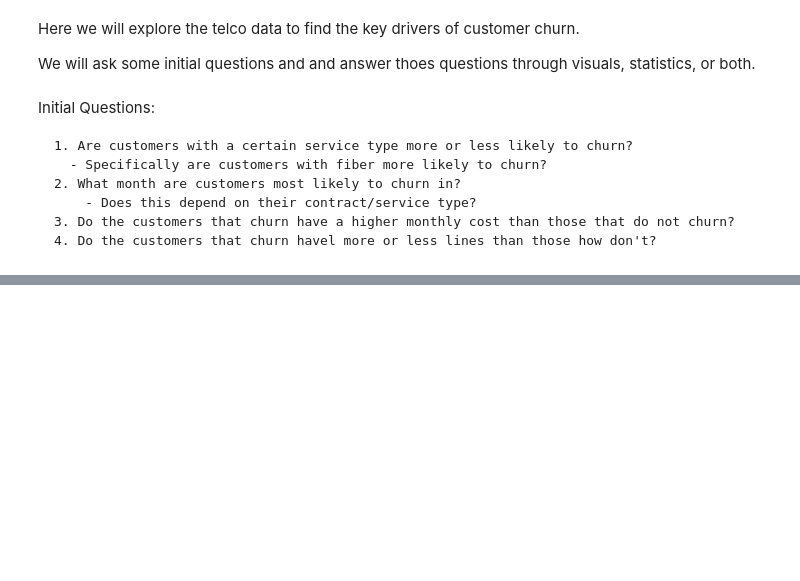
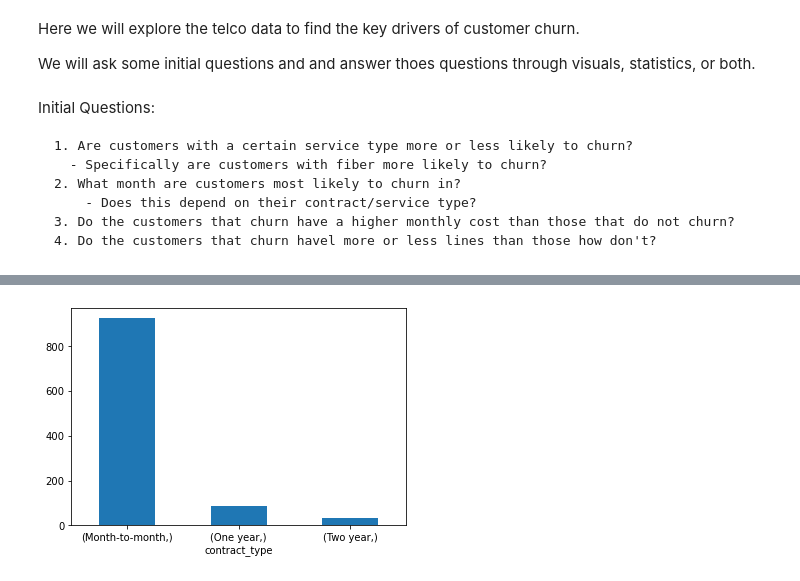
Before and after one commit to chloerwhitaker/Telco_Classification_Project, a Jupyter notebook: Telco_prep_to_model.ipynb, the cells around one changed output, grey strips where cells are left out. Drawn from its saved outputs; the diff is of its cells as text; code cells hidden in the pictures; blank space fills up the shorter version.

```diff
--- a/Telco_prep_to_model.ipynb
+++ b/Telco_prep_to_model.ipynb
@@ -139,0 +139,4 @@ Initial Questions:
+# %%
+# We know know telco wants to focus on the cause of m2m churn so we will start there
+m2m_churn = train[['contract_type']][(train['churn'] == 1)]
+m2m_no_churn = train[['contract_type']][(train['churn'] == 0)]
@@ -139,0 +221,4 @@ Initial Questions:
+# %%
+m2m_churn.value_counts().plot.bar(rot=0);
+# %% [output]
+[figure, added]
```
Also changed, not shown: parts of 119 cells of this notebook.
